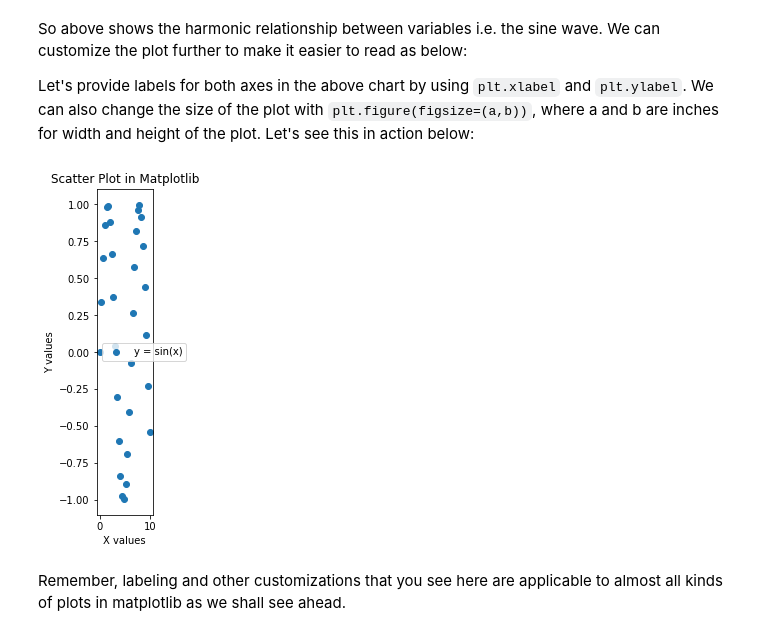
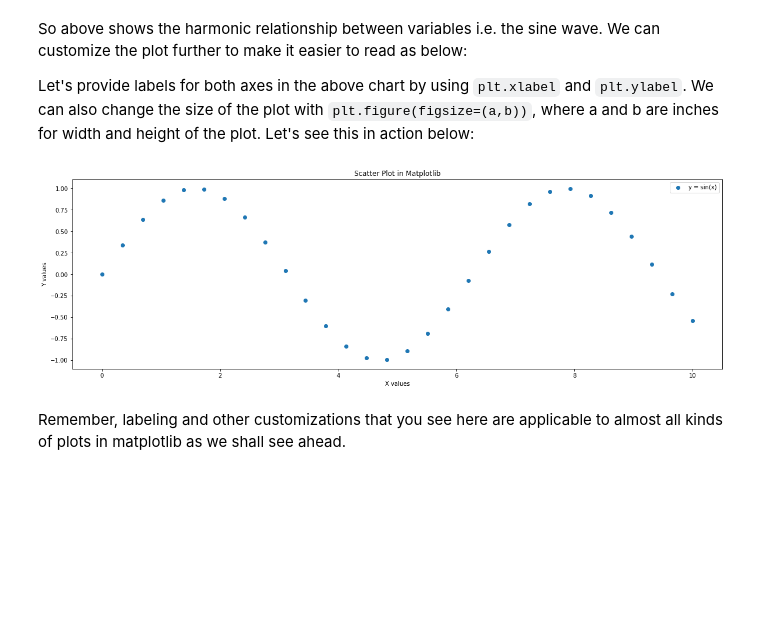
Before and after one commit to alexxlu/dsc-0-01-21-visualizing-data-online-ds-pt-100118, a Jupyter notebook: index.ipynb, the cells around one changed output. Saved outputs shown, nothing was run; the diff lists cells and outputs as text; code cells hidden in the pictures; blank space fills up the shorter version.

```diff
--- a/index.ipynb
+++ b/index.ipynb
@@ -62,19 +62,19 @@ So above shows the harmonic relationship between variables i.e. the sine wave. W
 Let's provide labels for both axes in the above chart by using `plt.xlabel` and `plt.ylabel`. We can also change the size of the plot with `plt.figure(figsize=(a,b))`, where a and b are inches for width and height of the plot. Let's see this in action below:
 # %%
 # Set the figure size in inches
-plt.figure(figsize=(1,6))
+plt.figure(figsize=(20,6))
 
 plt.scatter(x, y, label = "y = sin(x)" )
 
 # Set x and y axes labels
 plt.xlabel('X values')
 plt.ylabel('Y values')
 
 plt.title('Scatter Plot in Matplotlib')
 plt.legend()
 plt.show()
 # %% [output]
-[figure, old version]
+[figure, new version]
 # %% [markdown]
 Remember, labeling and other customizations that you see here are applicable to almost all kinds of plots in matplotlib as we shall see ahead.
 # %% [markdown]
```
